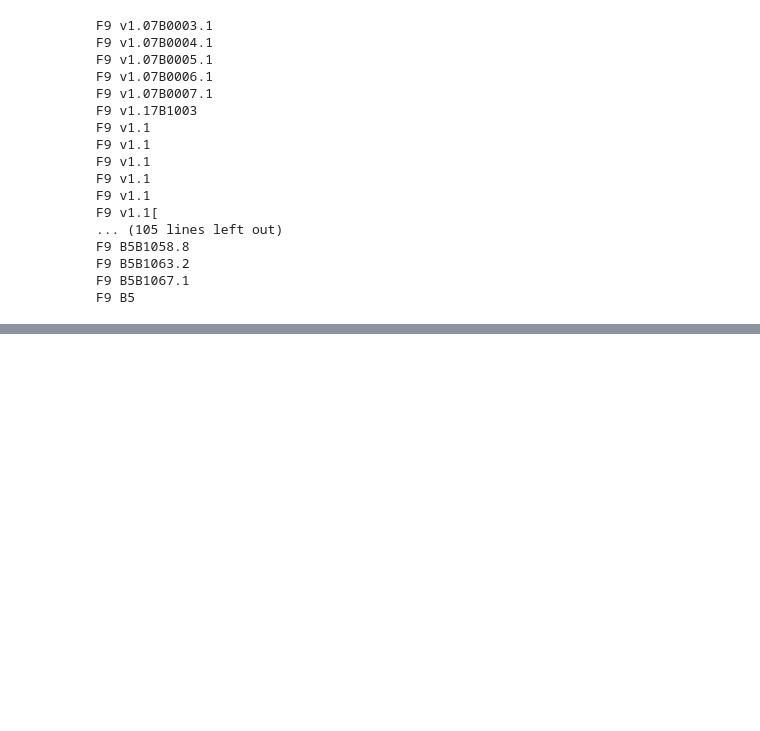
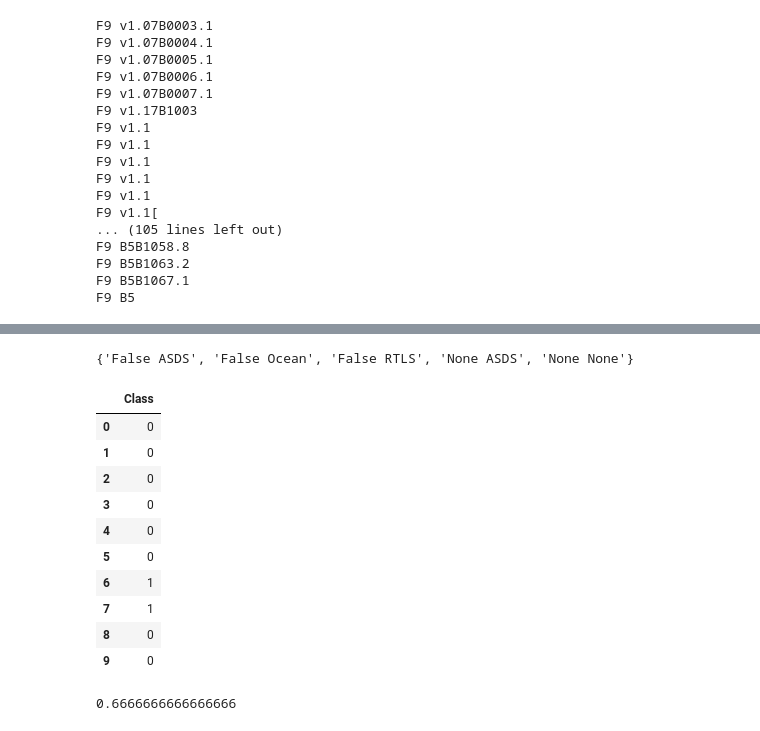
Before and after one commit to restjohnson/spaceX_landing_analysis, a Jupyter notebook: data_wrangling.ipynb, the cells around one changed output, grey strips where cells are left out. Saved outputs shown, nothing was run; the diff lists cells and outputs as text; code cells hidden in the pictures; blank space fills up the shorter version.

```diff
--- a/data_wrangling.ipynb
+++ b/data_wrangling.ipynb
@@ -226,0 +315,4 @@ df.to_csv('spacex_web_scraped.csv', index=False)
+# %%
+# calculate the number and occurence of mission outcome of the orbits
+landing_outcomes = df['Outcome'].value_counts()
+landing_outcomes
@@ -226,0 +332,3 @@ df.to_csv('spacex_web_scraped.csv', index=False)
+# %%
+for i, outcome in enumerate(landing_outcomes.keys()):
+    print(i, outcome)
@@ -226,0 +344,34 @@ df.to_csv('spacex_web_scraped.csv', index=False)
+# %%
+# set of outcomes where the second stage did not land successfully
+
+false_outcomes = set(landing_outcomes.keys()[[1, 3, 5, 6, 7]])
+false_outcomes
+# %% [output]
+{'False ASDS', 'False Ocean', 'False RTLS', 'None ASDS', 'None None'}
+# %%
+landing_class = []
+for i in df['Outcome']:
+    if i in false_outcomes:
+        landing_class.append(0)
+    else:
+        landing_class.append(1)
+# %%
+df['Class'] = landing_class
+df[['Class']].head(10)
+# %% [output]
+|  | Class |
+| 0 | 0 |
+| 1 | 0 |
+| 2 | 0 |
+| 3 | 0 |
+| 4 | 0 |
+| 5 | 0 |
+| 6 | 1 |
+| 7 | 1 |
+| 8 | 0 |
+| 9 | 0 |
+# %%
+success_rate = df['Class'].mean()
+success_rate.item()
+# %% [output]
+0.6666666666666666
```
Also changed, not shown: parts of 10 cells of this notebook, 2 other files.
